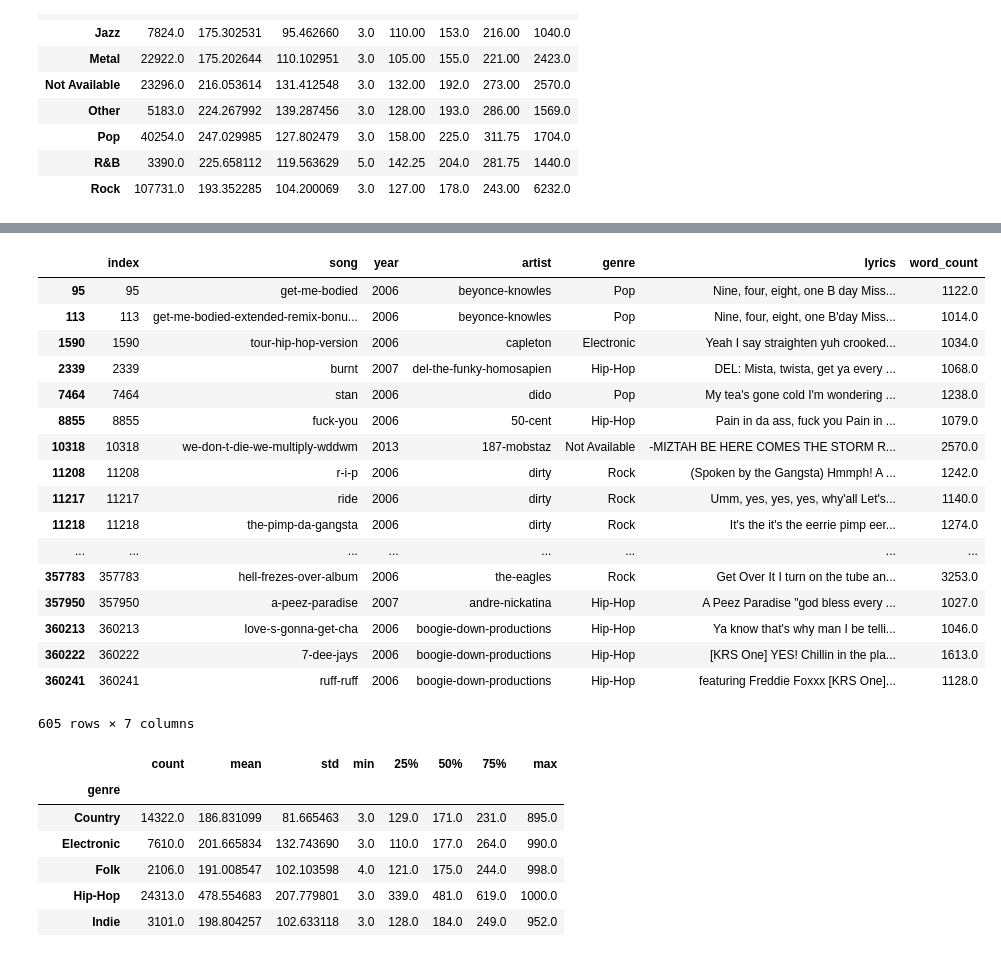
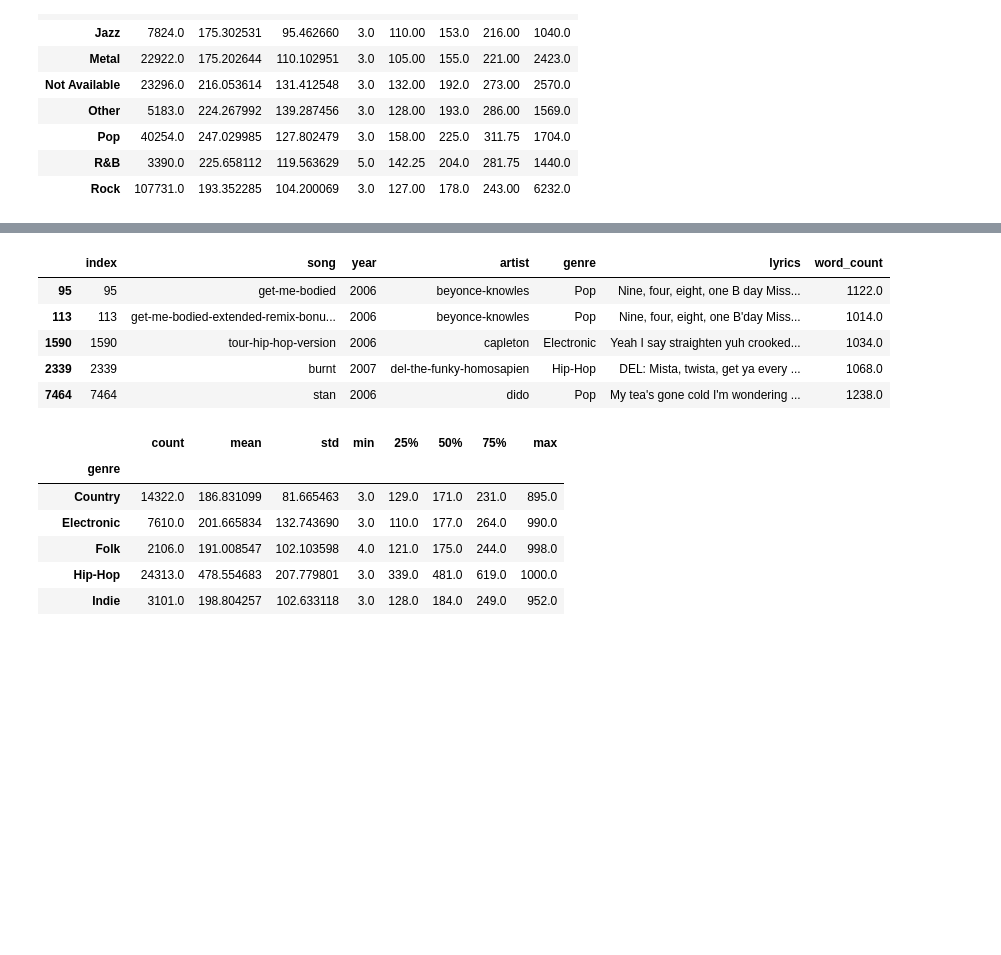
Before and after one commit to HuseyinUtkuASLAN/NLP_Lyric_Clustering, a Jupyter notebook: main.ipynb, the cells around one changed output, grey strips where cells are left out. Cells and saved outputs as stored; diff of their text form; code cells hidden in the pictures; blank space fills up the shorter version.

```diff
--- a/main.ipynb
+++ b/main.ipynb
@@ -143,26 +119,14 @@ df100
 # %%
 #let's check on the high end
 df1000 = df.loc[df['word_count'] >= 1000]
-df1000
+df1000.head()
 # %% [output]
 |  | index | song | year | artist | genre | lyrics | word_count |
 | 95 | 95 | get-me-bodied | 2006 | beyonce-knowles | Pop | Nine, four, eight, one B day Miss... | 1122.0 |
 | 113 | 113 | get-me-bodied-extended-remix-bonu... | 2006 | beyonce-knowles | Pop | Nine, four, eight, one B'day Miss... | 1014.0 |
 | 1590 | 1590 | tour-hip-hop-version | 2006 | capleton | Electronic | Yeah I say straighten yuh crooked... | 1034.0 |
 | 2339 | 2339 | burnt | 2007 | del-the-funky-homosapien | Hip-Hop | DEL: Mista, twista, get ya every ... | 1068.0 |
 | 7464 | 7464 | stan | 2006 | dido | Pop | My tea's gone cold I'm wondering ... | 1238.0 |
-| 8855 | 8855 | fuck-you | 2006 | 50-cent | Hip-Hop | Pain in da ass, fuck you Pain in ... | 1079.0 |
-| 10318 | 10318 | we-don-t-die-we-multiply-wddwm | 2013 | 187-mobstaz | Not Available | -MIZTAH BE HERE COMES THE STORM R... | 2570.0 |
-| 11208 | 11208 | r-i-p | 2006 | dirty | Rock | (Spoken by the Gangsta) Hmmph! A ... | 1242.0 |
-| 11217 | 11217 | ride | 2006 | dirty | Rock | Umm, yes, yes, yes, why'all Let's... | 1140.0 |
-| 11218 | 11218 | the-pimp-da-gangsta | 2006 | dirty | Rock | It's the it's the eerrie pimp eer... | 1274.0 |
-| ... | ... | ... | ... | ... | ... | ... | ... |
-| 357783 | 357783 | hell-frezes-over-album | 2006 | the-eagles | Rock | Get Over It I turn on the tube an... | 3253.0 |
-| 357950 | 357950 | a-peez-paradise | 2007 | andre-nickatina | Hip-Hop | A Peez Paradise "god bless every ... | 1027.0 |
-| 360213 | 360213 | love-s-gonna-get-cha | 2006 | boogie-down-productions | Hip-Hop | Ya know that's why man I be telli... | 1046.0 |
-| 360222 | 360222 | 7-dee-jays | 2006 | boogie-down-productions | Hip-Hop | [KRS One] YES! Chillin in the pla... | 1613.0 |
-| 360241 | 360241 | ruff-ruff | 2006 | boogie-down-productions | Hip-Hop | featuring Freddie Foxxx [KRS One]... | 1128.0 |
-605 rows × 7 columns
 # %%
 #let's get rid of the outliers on the low and high end using somewhat randomly selected points
 del df1, df100, df1000
```
Also changed, not shown: parts of 13 cells of this notebook.
